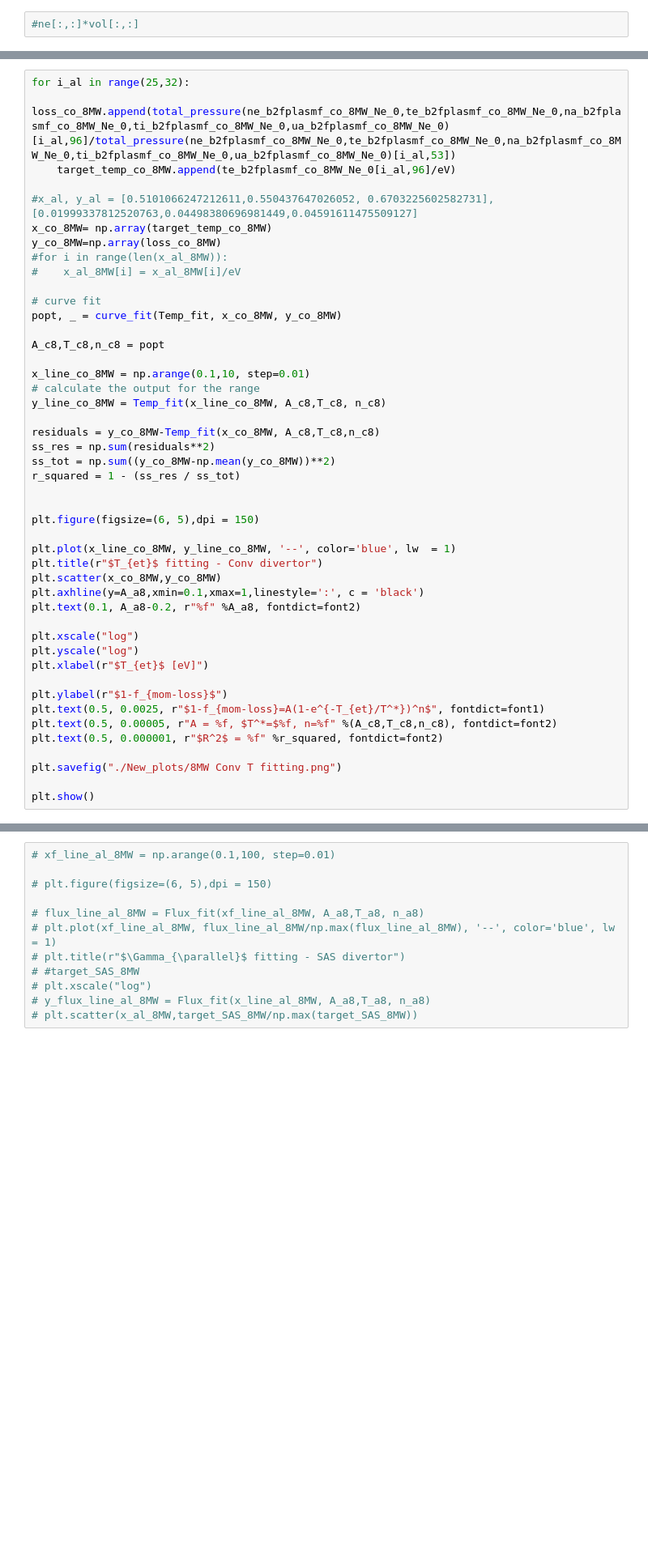
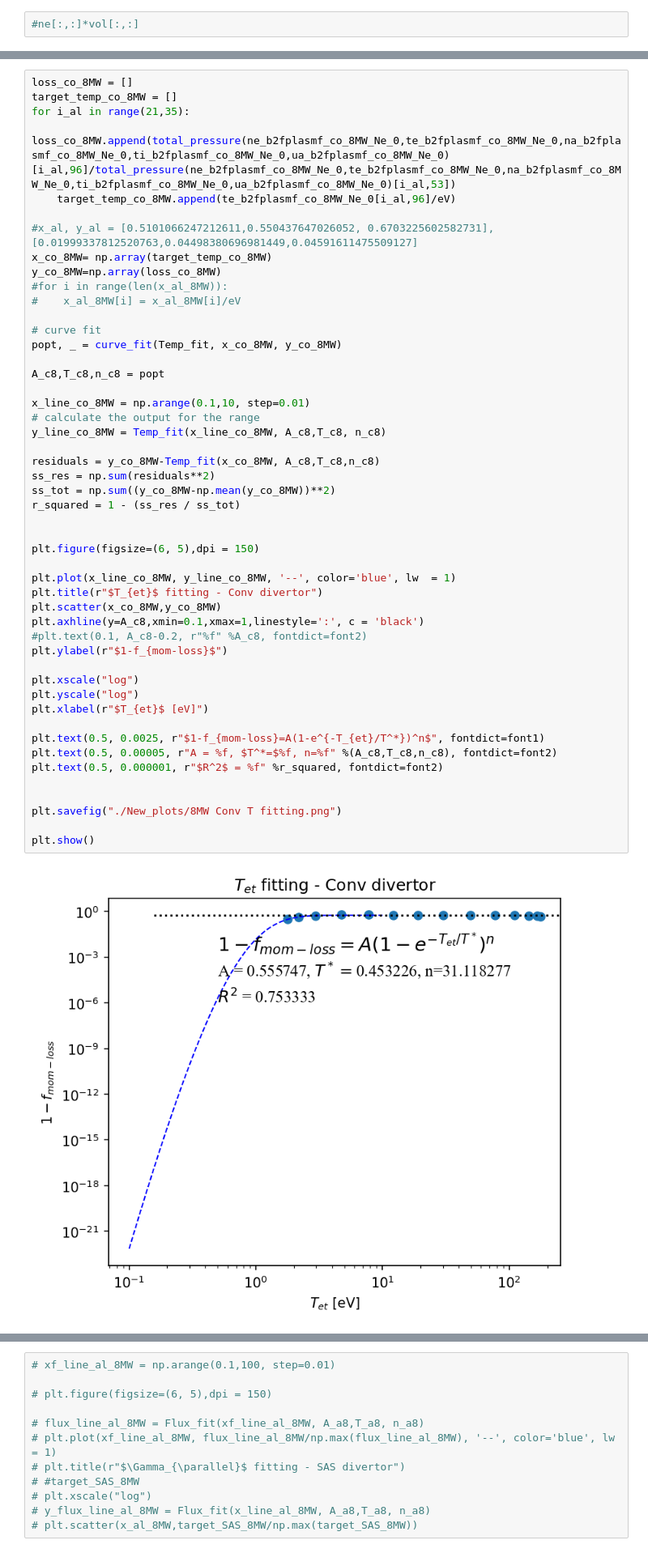
Before and after one commit to ChanYeongL/SOLPS-ITER_analysis, a Jupyter notebook: Temperature_powerloss_fitting.ipynb, the cells around one changed output, grey strips where cells are left out. Shown at 81% size. Cells and saved outputs as stored; diff of their text form; blank space fills up the shorter version.

```diff
--- a/Temperature_powerloss_fitting.ipynb
+++ b/Temperature_powerloss_fitting.ipynb
@@ -755,5 +759,7 @@ plt.show()
 # %%
-for i_al in range(25,32):
+loss_co_8MW = []
+target_temp_co_8MW = []
+for i_al in range(21,35):
     loss_co_8MW.append(total_pressure(ne_b2fplasmf_co_8MW_Ne_0,te_b2fplasmf_co_8MW_Ne_0,na_b2fplasmf_co_8MW_Ne_0,ti_b2fplasmf_co_8MW_Ne_0,ua_b2fplasmf_co_8MW_Ne_0)[i_al,96]/total_pressure(ne_b2fplasmf_co_8MW_Ne_0,te_b2fplasmf_co_8MW_Ne_0,na_b2fplasmf_co_8MW_Ne_0,ti_b2fplasmf_co_8MW_Ne_0,ua_b2fplasmf_co_8MW_Ne_0)[i_al,53])
     target_temp_co_8MW.append(te_b2fplasmf_co_8MW_Ne_0[i_al,96]/eV)
 
@@ -768,36 +774,39 @@ popt, _ = curve_fit(Temp_fit, x_co_8MW, y_co_8MW)
 
 A_c8,T_c8,n_c8 = popt
 
 x_line_co_8MW = np.arange(0.1,10, step=0.01)
 # calculate the output for the range
 y_line_co_8MW = Temp_fit(x_line_co_8MW, A_c8,T_c8, n_c8)
 
 residuals = y_co_8MW-Temp_fit(x_co_8MW, A_c8,T_c8,n_c8)
 ss_res = np.sum(residuals**2)
 ss_tot = np.sum((y_co_8MW-np.mean(y_co_8MW))**2)
 r_squared = 1 - (ss_res / ss_tot)
 
 
 plt.figure(figsize=(6, 5),dpi = 150)
 
 plt.plot(x_line_co_8MW, y_line_co_8MW, '--', color='blue', lw  = 1)
 plt.title(r"$T_{et}$ fitting - Conv divertor")
 plt.scatter(x_co_8MW,y_co_8MW)
-plt.axhline(y=A_a8,xmin=0.1,xmax=1,linestyle=':', c = 'black')
-plt.text(0.1, A_a8-0.2, r"%f" %A_a8, fontdict=font2)
+plt.axhline(y=A_c8,xmin=0.1,xmax=1,linestyle=':', c = 'black')
+#plt.text(0.1, A_c8-0.2, r"%f" %A_c8, fontdict=font2)
+plt.ylabel(r"$1-f_{mom-loss}$")
 
 plt.xscale("log")
 plt.yscale("log")
 plt.xlabel(r"$T_{et}$ [eV]")
 
-plt.ylabel(r"$1-f_{mom-loss}$")
 plt.text(0.5, 0.0025, r"$1-f_{mom-loss}=A(1-e^{-T_{et}/T^*})^n$", fontdict=font1)
 plt.text(0.5, 0.00005, r"A = %f, $T^*=$%f, n=%f" %(A_c8,T_c8,n_c8), fontdict=font2)
 plt.text(0.5, 0.000001, r"$R^2$ = %f" %r_squared, fontdict=font2)
 
+
 plt.savefig("./New_plots/8MW Conv T fitting.png")
 
 plt.show()
+# %% [output]
+[figure, added]
 # %%
 # for i_al in range(25,32):
 #     loss_co_8MW.append(total_pressure(ne_b2fplasmf_co_8MW_Ne_0,te_b2fplasmf_co_8MW_Ne_0,na_b2fplasmf_co_8MW_Ne_0,ti_b2fplasmf_co_8MW_Ne_0,ua_b2fplasmf_co_8MW_Ne_0)[i_al,96]/total_pressure(ne_b2fplasmf_co_8MW_Ne_0,te_b2fplasmf_co_8MW_Ne_0,na_b2fplasmf_co_8MW_Ne_0,ti_b2fplasmf_co_8MW_Ne_0,ua_b2fplasmf_co_8MW_Ne_0)[i_al,53])
```
Also changed, not shown: parts of 1 cell of this notebook, 2 other files.
